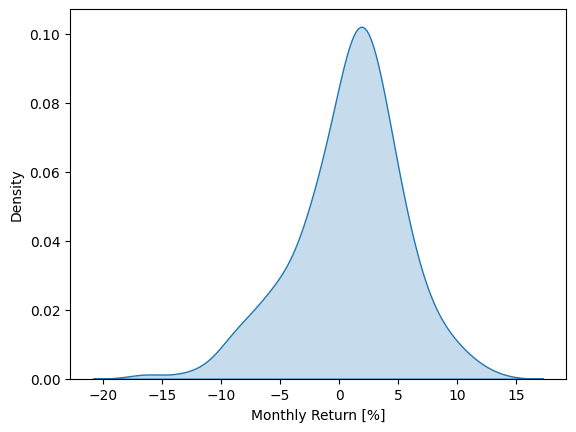
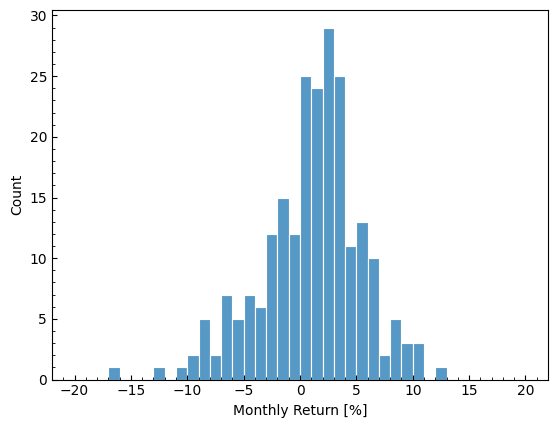
The change to this notebook cell's code, shown as a diff; its figure went from the first image to the second:
--- before
+++ after
@@ -1,5 +1,6 @@
-# sns.histplot(excess_returns['SPY'] * 100., fill=True, bins=np.arange(-20,21,1), alpha=0.6, edgecolor='w')
+#### not sure if this is useful... could be cool to do a 2D kde plot of returns to see correlation
 fig, ax = plt.subplots()
-sns.kdeplot(excess_returns['SPY'] * 100, fill=True)
+sns.histplot(returns['SPY'] * 100, edgecolor='w', bins=np.arange(-20,21,1))
+# sns.kdeplot(returns['SPY'] * 100, fill=True, zorder=10)
 ax.set_xlabel('Monthly Return [%]')
 plt.plot()

Commit: Added basic time series plots